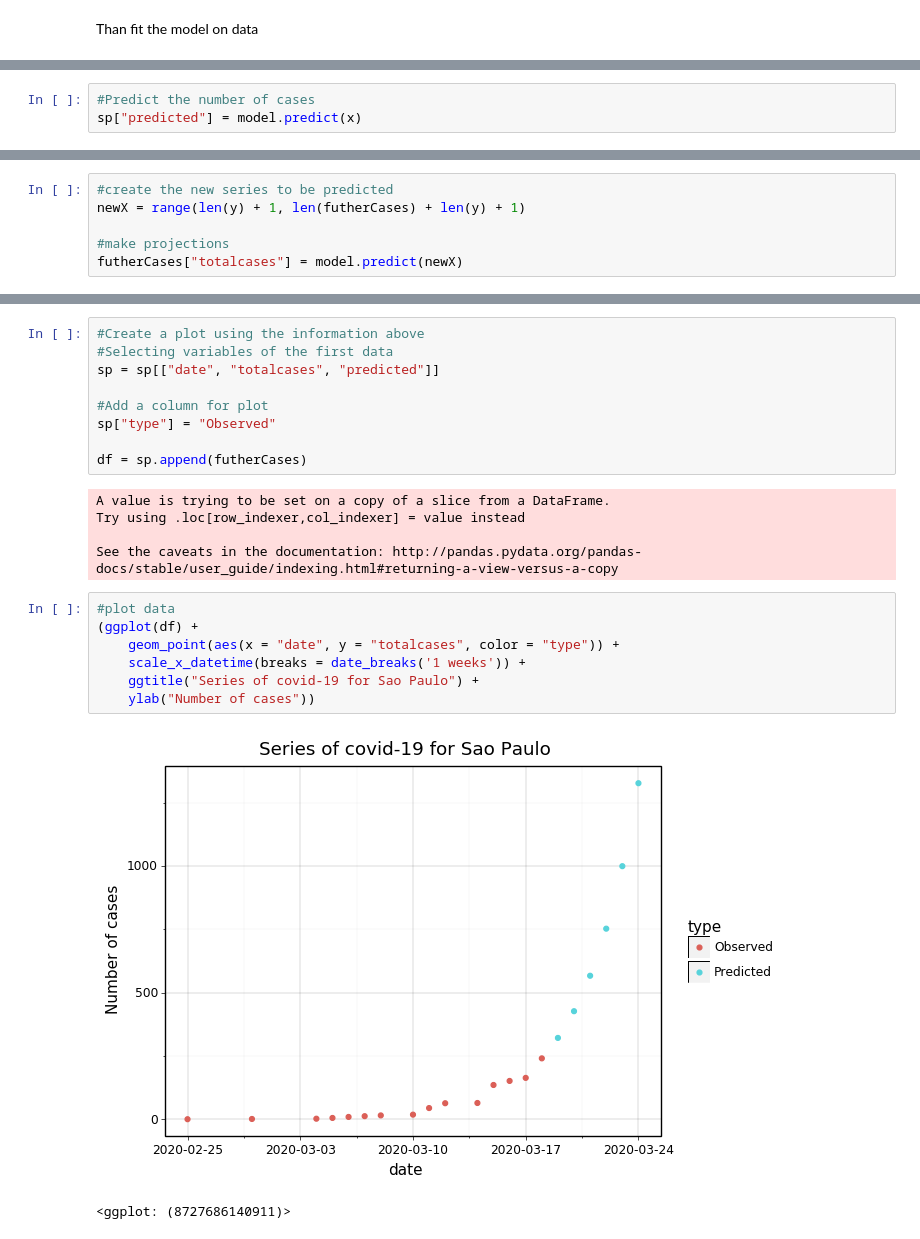
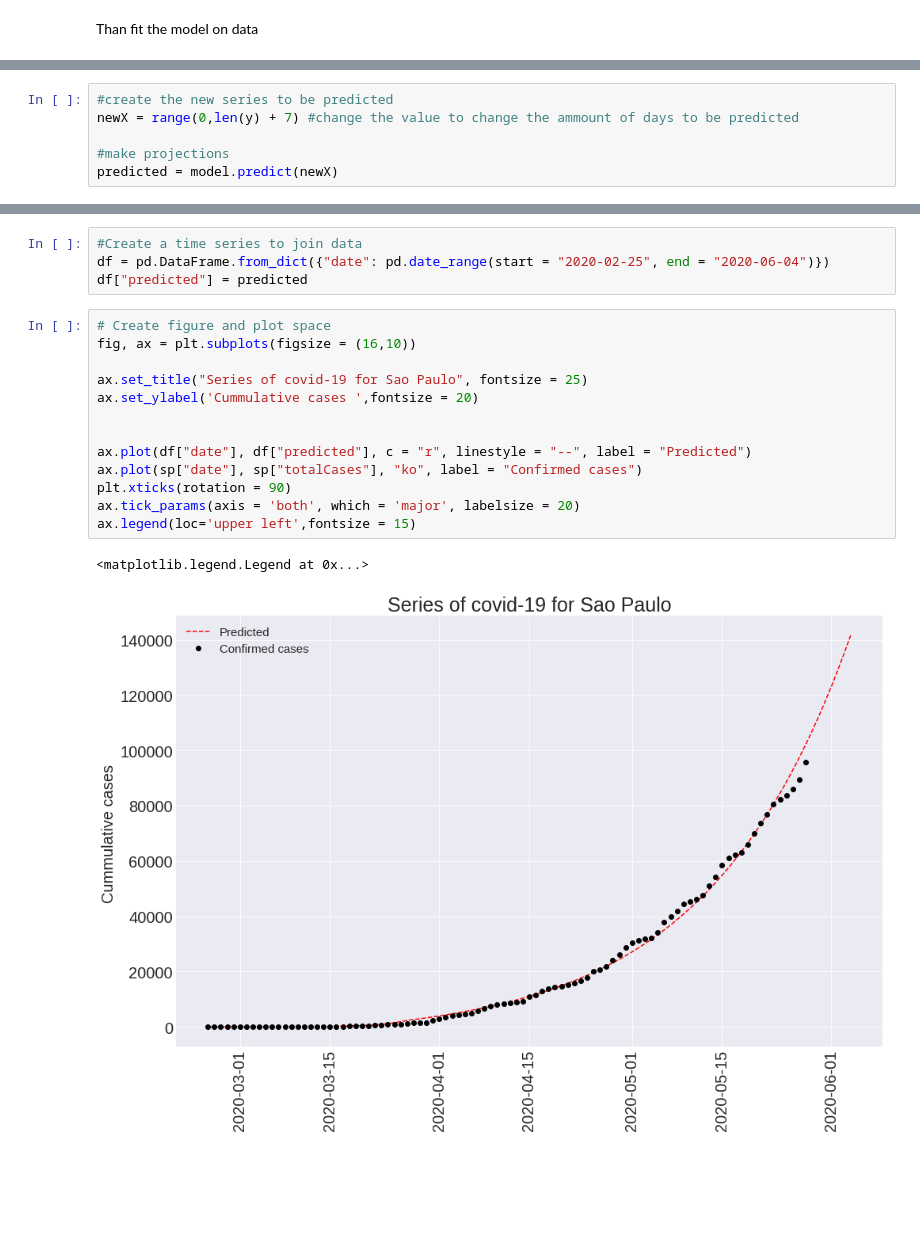
Before and after one commit to cidacslab/Mathematical-and-Statistical-Modeling-of-COVID19-in-Brazil, a Jupyter notebook: tutorials/SIR.ipynb, the cells around one changed output, grey strips where cells are left out. Saved outputs shown, nothing was run; the diff lists cells and outputs as text; blank space fills up the shorter version.

```diff
--- a/tutorials/SIR.ipynb
+++ b/tutorials/SIR.ipynb
@@ -56,3 +53,0 @@ model.fit(x = x, y = y)
-# %%
-#Predict the number of cases
-sp["predicted"] = model.predict(x)
@@ -88,6 +54,6 @@ futherCases = pd.DataFrame.from_dict({"date":pd.date_range(start = "2020-03-19",
 # %%
 #create the new series to be predicted
-newX = range(len(y) + 1, len(futherCases) + len(y) + 1)
+newX = range(0,len(y) + 7) #change the value to change the ammount of days to be predicted
 
 #make projections
-futherCases["totalcases"] = model.predict(newX)
+predicted = model.predict(newX)
@@ -104,24 +60,20 @@ futherCases
-# %%
-#Create a plot using the information above
-#Selecting variables of the first data
-sp = sp[["date", "totalcases", "predicted"]]
-
-#Add a column for plot
-sp["type"] = "Observed"
-
-df = sp.append(futherCases)
-# %% [output]
-A value is trying to be set on a copy of a slice from a DataFrame.
-Try using .loc[row_indexer,col_indexer] = value instead
-
-See the caveats in the documentation: http://pandas.pydata.org/pandas-docs/stable/user_guide/indexing.html#returning-a-view-versus-a-copy
-# %%
-#plot data
-(ggplot(df) +
-    geom_point(aes(x = "date", y = "totalcases", color = "type")) +
-    scale_x_datetime(breaks = date_breaks('1 weeks')) +
-    ggtitle("Series of covid-19 for Sao Paulo") +
-    ylab("Number of cases"))
-# %% [output]
-[figure, removed]
-<ggplot: (8727686140911)>
+# %%
+#Create a time series to join data
+df = pd.DataFrame.from_dict({"date": pd.date_range(start = "2020-02-25", end = "2020-06-04")})
+df["predicted"] = predicted
+# %%
+# Create figure and plot space
+fig, ax = plt.subplots(figsize = (16,10))
+
+ax.set_title("Series of covid-19 for Sao Paulo", fontsize = 25)
+ax.set_ylabel('Cummulative cases ',fontsize = 20)
+
+
+ax.plot(df["date"], df["predicted"], c = "r", linestyle = "--", label = "Predicted")
+ax.plot(sp["date"], sp["totalCases"], "ko", label = "Confirmed cases")
+plt.xticks(rotation = 90)
+ax.tick_params(axis = 'both', which = 'major', labelsize = 20)
+ax.legend(loc='upper left',fontsize = 15)
+# %% [output]
+<matplotlib.legend.Legend at 0x...>
+[figure, added]
```
Also changed, not shown: parts of 11 cells of this notebook.
